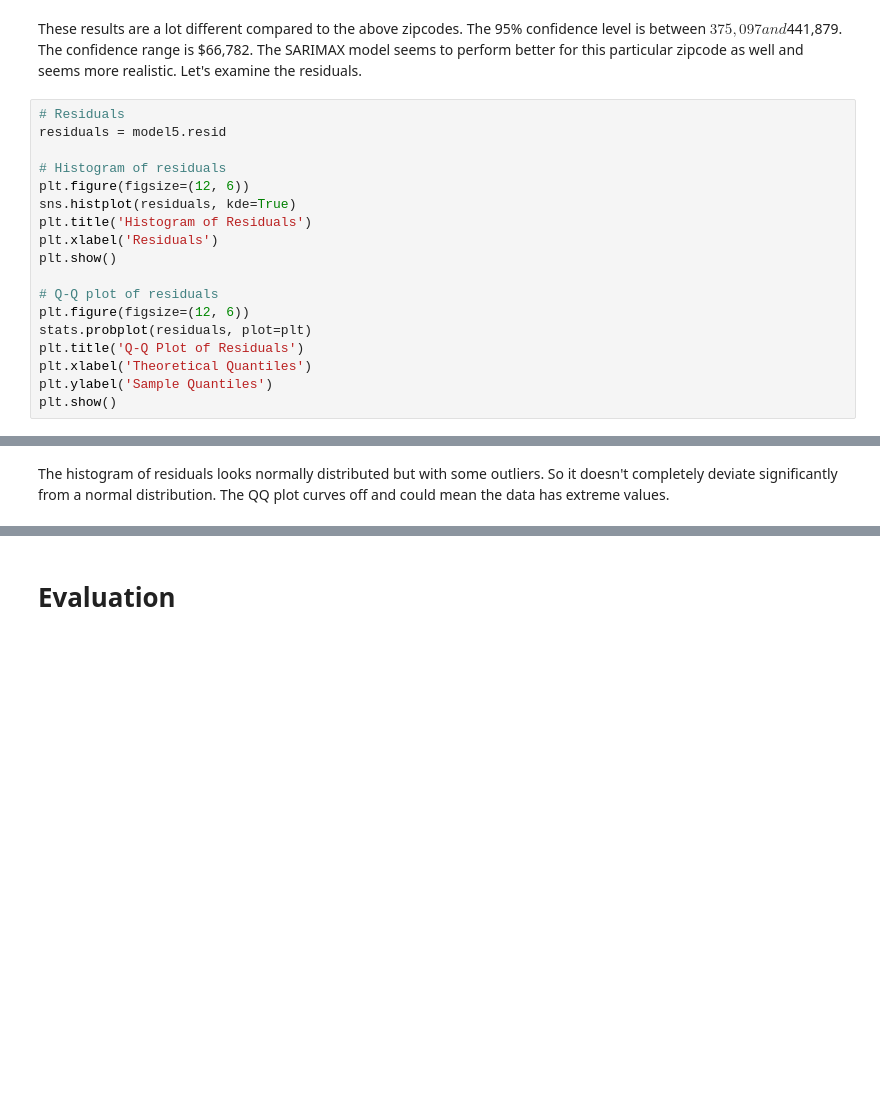
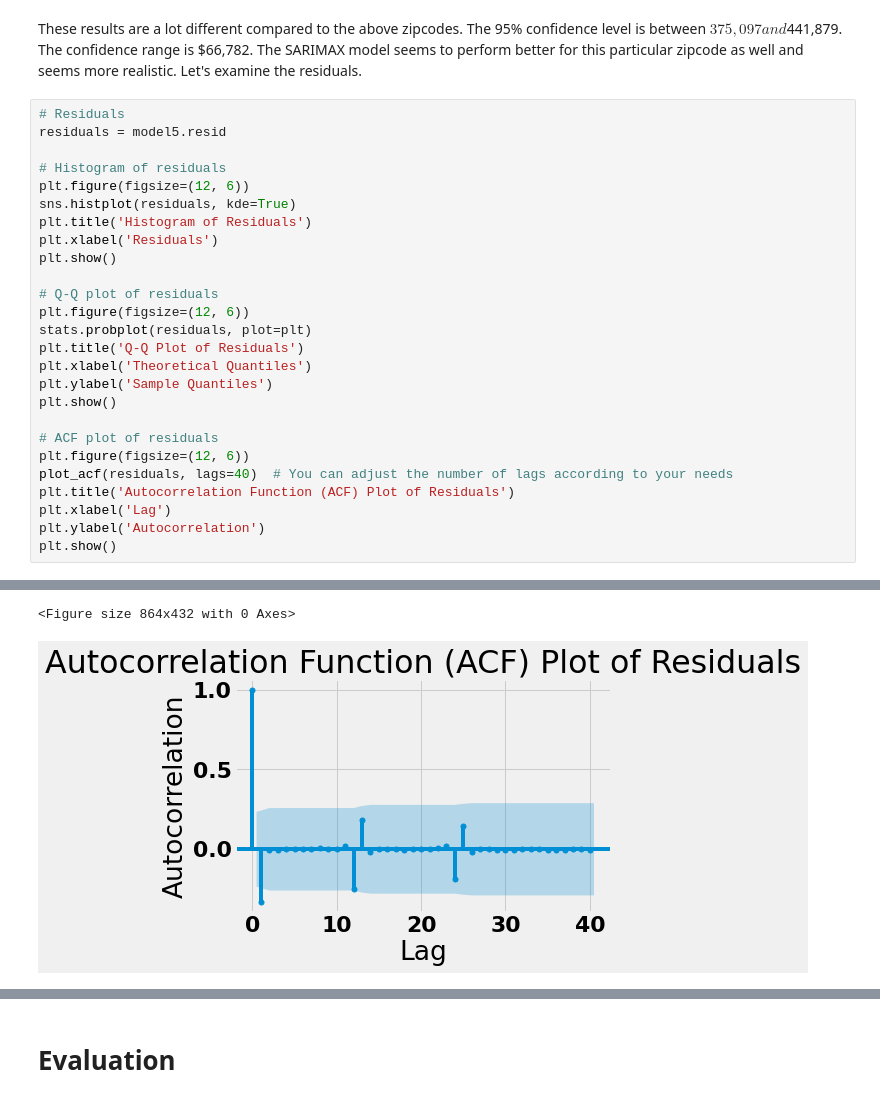
Before and after one commit to bnittalee/Time-Series-Model, a Jupyter notebook: Final-Notebook.ipynb, the cells around one changed output, grey strips where cells are left out. Cells and saved outputs as stored; diff of their text form; blank space fills up the shorter version.

```diff
--- a/Final-Notebook.ipynb
+++ b/Final-Notebook.ipynb
@@ -872,23 +872,31 @@ These results are a lot different compared to the above zipcodes. The 95% confid
 # %%
 # Residuals
 residuals = model5.resid
 
 # Histogram of residuals
 plt.figure(figsize=(12, 6))
 sns.histplot(residuals, kde=True)
 plt.title('Histogram of Residuals')
 plt.xlabel('Residuals')
 plt.show()
 
 # Q-Q plot of residuals
 plt.figure(figsize=(12, 6))
 stats.probplot(residuals, plot=plt)
 plt.title('Q-Q Plot of Residuals')
 plt.xlabel('Theoretical Quantiles')
 plt.ylabel('Sample Quantiles')
 plt.show()
+
+# ACF plot of residuals
+plt.figure(figsize=(12, 6))
+plot_acf(residuals, lags=40)  # You can adjust the number of lags according to your needs
+plt.title('Autocorrelation Function (ACF) Plot of Residuals')
+plt.xlabel('Lag')
+plt.ylabel('Autocorrelation')
+plt.show()
 # %% [output]
 [figure]
 [figure]
+<Figure size 864x432 with 0 Axes>
+[figure, added]
-# %% [markdown]
-The histogram of residuals looks normally distributed but with some outliers. So it doesn't completely deviate significantly from a normal distribution. The QQ plot curves off and could mean the data has extreme values.
```
Also changed, not shown: parts of 2 cells of this notebook, 6 other files.
